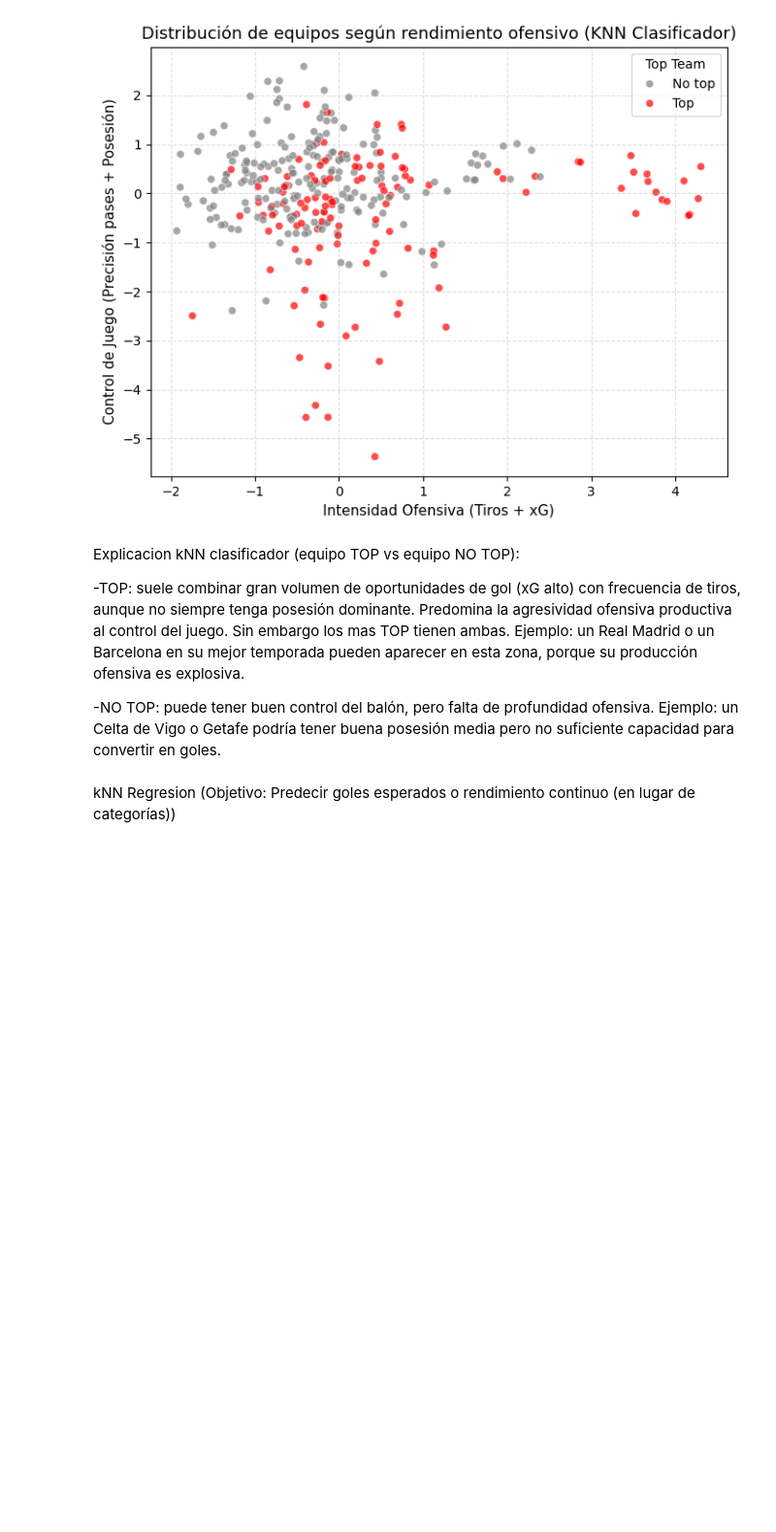
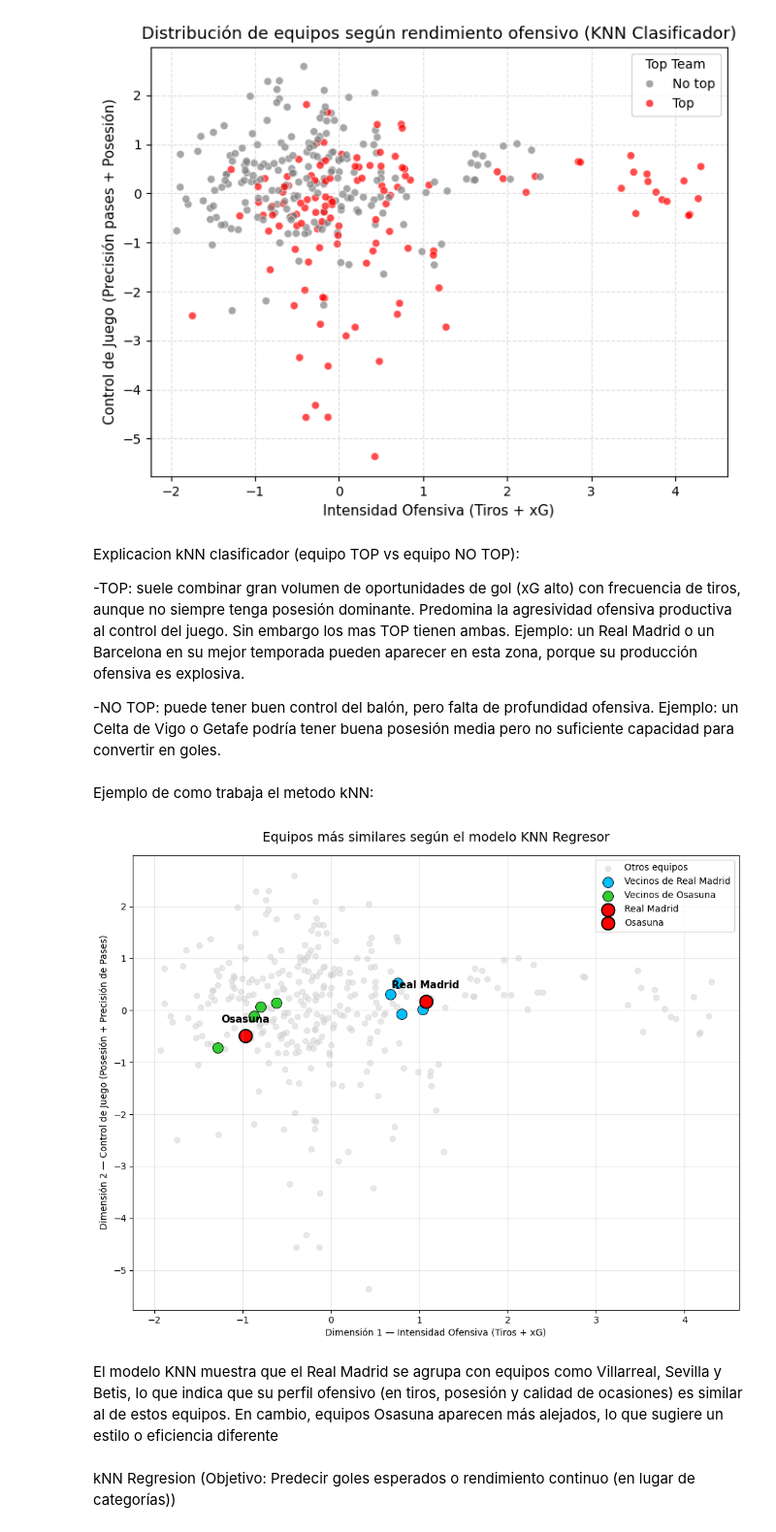
Before and after one commit to VainstubTomas/Aprendizaje_Automatico_Grandes_Datos, a Jupyter notebook: main.ipynb, the cells around one changed output. Shown at 97% size. Cells and saved outputs as stored; diff of their text form; code cells hidden in the pictures; blank space fills up the shorter version.

```diff
--- a/main.ipynb
+++ b/main.ipynb
@@ -653,6 +650,81 @@ Ejemplo: un Real Madrid o un Barcelona en su mejor temporada pueden aparecer en
 
 -NO TOP: puede tener buen control del balón, pero falta de profundidad ofensiva.
 Ejemplo: un Celta de Vigo o Getafe podría tener buena posesión media pero no suficiente capacidad para convertir en goles.
+# %% [markdown]
+Ejemplo de como trabaja el metodo kNN:
+# %%
+# -------------------------------------------------
+# 1. Datos base
+# -------------------------------------------------
+X = agg_df[['total_shots', 'avg_xG', 'pass_accuracy', 'avg_possession']]
+y = agg_df['goals']
+teams = agg_df['team']
+
+# -------------------------------------------------
+# 2. Escalado y entrenamiento del modelo
+# -------------------------------------------------
+scaler = StandardScaler()
+X_scaled = scaler.fit_transform(X)
+
+knn_reg = KNeighborsRegressor(n_neighbors=5)
+knn_reg.fit(X_scaled, y)
+
+# -------------------------------------------------
+# 3. Elegimos los dos equipos a comparar
+# -------------------------------------------------
+team_a = "Real Madrid"
+team_b = "Osasuna"
+
+idx_a = teams[teams == team_a].index[0]
+idx_b = teams[teams == team_b].index[0]
+
+# Vecinos de cada uno
+dist_a, neigh_a = knn_reg.kneighbors([X_scaled[idx_a]])
+dist_b, neigh_b = knn_reg.kneighbors([X_scaled[idx_b]])
+
+# -------------------------------------------------
+# 4. Reducimos a 2D (PCA) para visualizar
+# -------------------------------------------------
+pca = PCA(n_components=2)
+X_2D = pca.fit_transform(X_scaled)
+
+# -------------------------------------------------
+# 5. Gráfico
+# -------------------------------------------------
+plt.figure(figsize=(10,8))
+
+# Todos los equipos en gris claro
+plt.scatter(X_2D[:,0], X_2D[:,1], c='lightgray', alpha=0.5, label='Otros equipos')
+
+# Vecinos de Real Madrid en azul
+plt.scatter(X_2D[neigh_a[0],0], X_2D[neigh_a[0],1], c='deepskyblue', s=130, label=f'Vecinos de {team_a}', edgecolor='black', linewidth=0.7)
+
+# Vecinos de Osasuna en verde
+plt.scatter(X_2D[neigh_b[0],0], X_2D[neigh_b[0],1], c='limegreen', s=130, label=f'Vecinos de {team_b}', edgecolor='black', linewidth=0.7)
+
+# Real Madrid (rojo)
+plt.scatter(X_2D[idx_a,0], X_2D[idx_a,1], c='red', s=200, label=team_a, edgecolor='black', linewidth=1.5)
+plt.text(X_2D[idx_a,0], X_2D[idx_a,1]+0.25, team_a, color='black', fontsize=11, fontweight='bold', ha='center')
+
+# Osasuna (rojo)
+plt.scatter(X_2D[idx_b,0], X_2D[idx_b,1], c='red', s=200, label=team_b, edgecolor='black', linewidth=1.5)
+plt.text(X_2D[idx_b,0], X_2D[idx_b,1]+0.25, team_b, color='black', fontsize=11, fontweight='bold', ha='center')
+
+# -------------------------------------------------
+# 6. Etiquetas y estética
+# -------------------------------------------------
+plt.title('Equipos más similares según el modelo KNN Regresor', fontsize=14, pad=15)
+plt.xlabel('Dimensión 1 — Intensidad Ofensiva (Tiros + xG)')
+plt.ylabel('Dimensión 2 — Control de Juego (Posesión + Precisión de Pases)')
+plt.grid(alpha=0.3)
+plt.legend(loc='best')
+plt.tight_layout()
+plt.show()
+# %% [output]
+[figure, added]
+# %% [markdown]
+El modelo KNN muestra que el Real Madrid se agrupa con equipos como Villarreal, Sevilla y Betis, lo que indica que su perfil ofensivo (en tiros, posesión y calidad de ocasiones) es similar al de estos equipos.
+En cambio, equipos Osasuna aparecen más alejados, lo que sugiere un estilo o eficiencia diferente
 # %% [markdown]
 kNN Regresion (Objetivo: Predecir goles esperados o rendimiento continuo (en lugar de categorías))
 # %%
```
Also changed, not shown: parts of 10 cells of this notebook.
